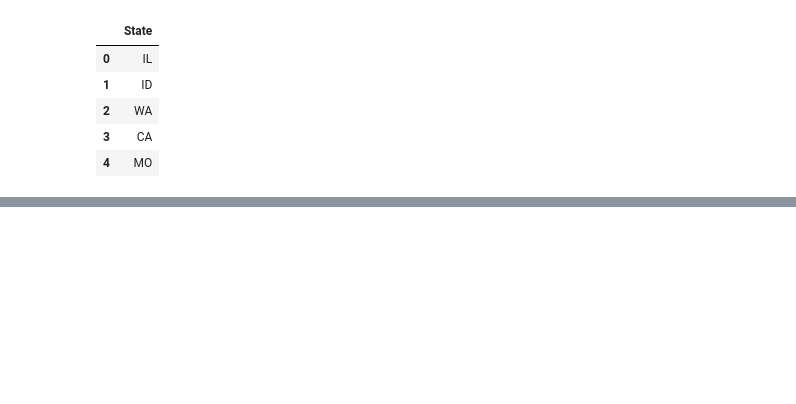
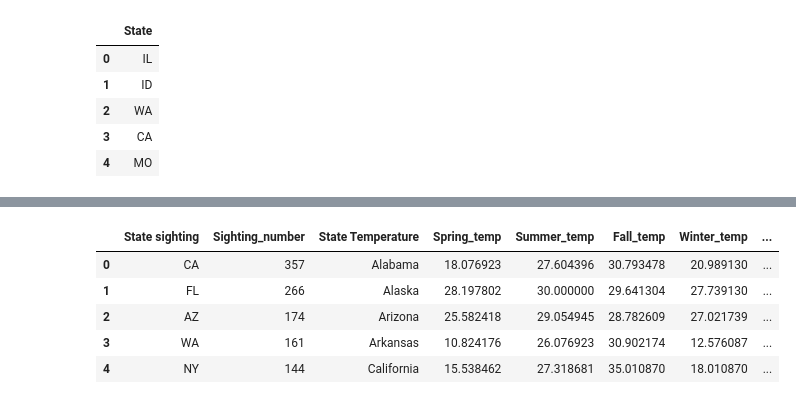
Before and after one commit to southsidefreddy/ufo_project, a Jupyter notebook: ufo.ipynb, the cells around one changed output, grey strips where cells are left out. Drawn from its saved outputs; the diff is of its cells as text; code cells hidden in the pictures; blank space fills up the shorter version.

```diff
--- a/ufo.ipynb
+++ b/ufo.ipynb
@@ -141,0 +172,13 @@ After joining the dataframes I would still like to do some cleaning.  I'd like t
+# %%
+# rename the Columns
+
+column_names = ['State sighting', 'Sighting_number', 'State Temperature', 'Spring_temp', 'Summer_temp', 'Fall_temp', 'Winter_temp', 'Total_avg_Temp' ]
+ufo.columns = column_names
+ufo.head()
+# %% [output]
+|  | State sighting | Sighting_number | State Temperature | Spring_temp | Summer_temp | Fall_temp | Winter_temp | ... |
+| 0 | CA | 357 | Alabama | 18.076923 | 27.604396 | 30.793478 | 20.989130 | ... |
+| 1 | FL | 266 | Alaska | 28.197802 | 30.000000 | 29.641304 | 27.739130 | ... |
+| 2 | AZ | 174 | Arizona | 25.582418 | 29.054945 | 28.782609 | 27.021739 | ... |
+| 3 | WA | 161 | Arkansas | 10.824176 | 26.076923 | 30.902174 | 12.576087 | ... |
+| 4 | NY | 144 | California | 15.538462 | 27.318681 | 35.010870 | 18.010870 | ... |
```
Also changed, not shown: parts of 10 cells of this notebook.
